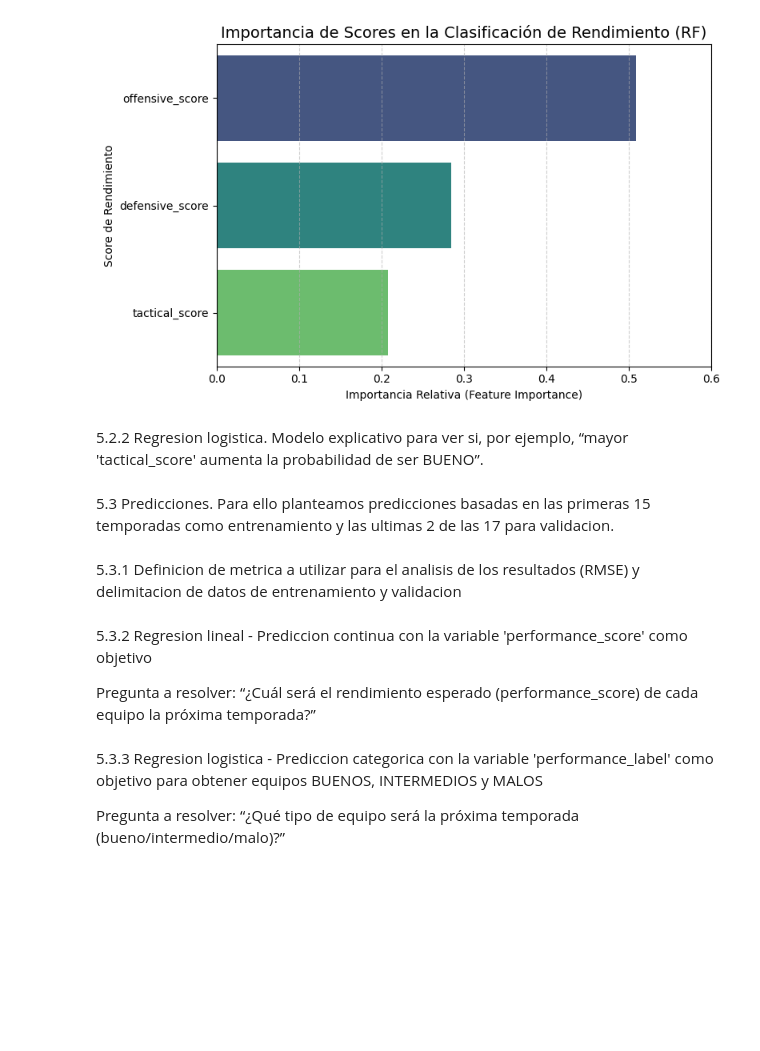
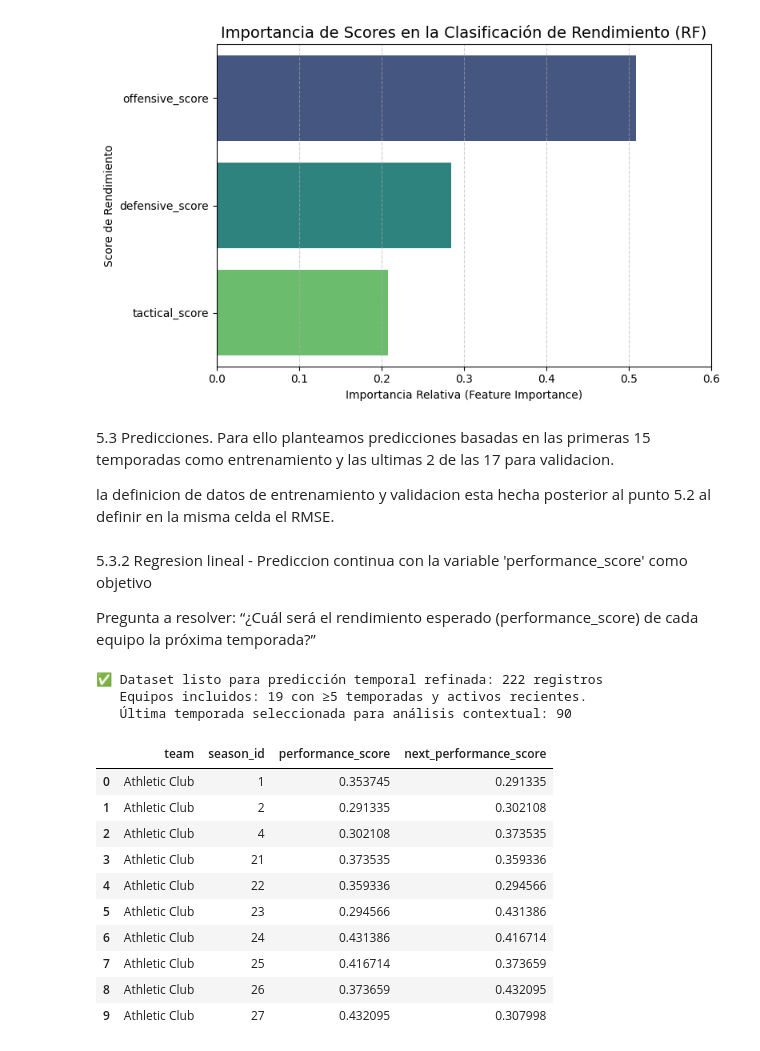
Before and after one commit to VainstubTomas/Aprendizaje_Automatico_Grandes_Datos, a Jupyter notebook: main.ipynb, the cells around one changed output. Cells and saved outputs as stored; diff of their text form; code cells hidden in the pictures; blank space fills up the shorter version.

```diff
--- a/main.ipynb
+++ b/main.ipynb
@@ -1265,19 +1264,65 @@ Passing `palette` without assigning `hue` is deprecated and will be removed in v
 
   sns.barplot(
 [figure]
-# %% [markdown]
-5.2.2 Regresion logistica. Modelo explicativo para ver si, por ejemplo, “mayor 'tactical_score' aumenta la probabilidad de ser BUENO”.
 # %% [markdown]
 5.3 Predicciones. Para ello planteamos predicciones basadas en las primeras 15 temporadas como entrenamiento y las ultimas 2 de las 17 para validacion.
+
+la definicion de datos de entrenamiento y validacion esta hecha posterior al punto 5.2 al definir en la misma celda el RMSE.
-# %% [markdown]
-5.3.1 Definicion de metrica a utilizar para el analisis de los resultados (RMSE) y delimitacion de datos de entrenamiento y validacion
 # %% [markdown]
 5.3.2 Regresion lineal - Prediccion continua con la variable 'performance_score' como objetivo
 
 Pregunta a resolver:
 “¿Cuál será el rendimiento esperado (performance_score) de cada equipo la próxima temporada?”
-# %% [markdown]
-5.3.3 Regresion logistica - Prediccion categorica con la variable 'performance_label' como objetivo para obtener equipos BUENOS, INTERMEDIOS y MALOS
-
-Pregunta a resolver:
-“¿Qué tipo de equipo será la próxima temporada (bueno/intermedio/malo)?”
+# %%
+# Preparación ajustada
+
+df_future = df_model.copy()
+
+# Aseguramos orden temporal por equipo y temporada
+df_future = df_future.sort_values(['team', 'season_id']).reset_index(drop=True)
+
+# Crear la variable objetivo: performance_score de la próxima temporada
+df_future['next_performance_score'] = (
+    df_future.groupby('team')['performance_score'].shift(-1)
+)
+
+# --- FILTRO 1: equipos con al menos 5 temporadas registradas ---
+team_counts = df_future['team'].value_counts()
+valid_teams = team_counts[team_counts >= 5].index
+df_future = df_future[df_future['team'].isin(valid_teams)]
+
+# --- FILTRO 2: equipos presentes en las últimas 2 temporadas ---
+last_two = sorted(df_future['season_id'].unique())[-2:]
+teams_in_last_two = (
+    df_future[df_future['season_id'].isin(last_two)]['team'].unique()
+)
+df_future = df_future[df_future['team'].isin(teams_in_last_two)]
+
+# --- Eliminamos filas sin objetivo (sin próxima temporada conocida) ---
+df_future = df_future.dropna(subset=['next_performance_score']).reset_index(drop=True)
+
+# --- Diagnóstico ---
+print(f"✅ Dataset listo para predicción temporal refinada: {df_future.shape[0]} registros")
+print(f"   Equipos incluidos: {df_future['team'].nunique()} con ≥5 temporadas y activos recientes.")
+print(f"   Última temporada seleccionada para análisis contextual: 90\n")
+
+display(
+    df_future[['team','season_id','performance_score','next_performance_score']]
+    .sort_values(['team','season_id'])
+    .head(10)
+)
+# %% [output]
+✅ Dataset listo para predicción temporal refinada: 222 registros
+   Equipos incluidos: 19 con ≥5 temporadas y activos recientes.
+   Última temporada seleccionada para análisis contextual: 90
+|  | team | season_id | performance_score | next_performance_score |
+| 0 | Athletic Club | 1 | 0.353745 | 0.291335 |
+| 1 | Athletic Club | 2 | 0.291335 | 0.302108 |
+| 2 | Athletic Club | 4 | 0.302108 | 0.373535 |
+| 3 | Athletic Club | 21 | 0.373535 | 0.359336 |
+| 4 | Athletic Club | 22 | 0.359336 | 0.294566 |
+| 5 | Athletic Club | 23 | 0.294566 | 0.431386 |
+| 6 | Athletic Club | 24 | 0.431386 | 0.416714 |
+| 7 | Athletic Club | 25 | 0.416714 | 0.373659 |
+| 8 | Athletic Club | 26 | 0.373659 | 0.432095 |
+| 9 | Athletic Club | 27 | 0.432095 | 0.307998 |
```
Also changed, not shown: parts of 5 cells of this notebook.
